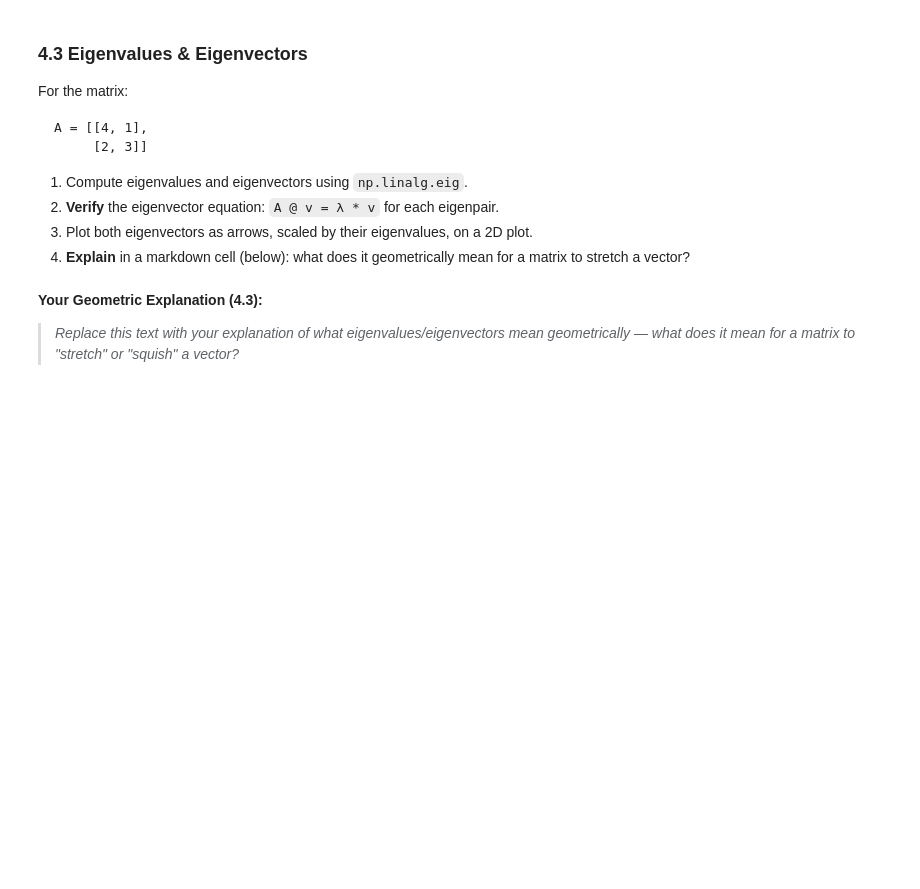
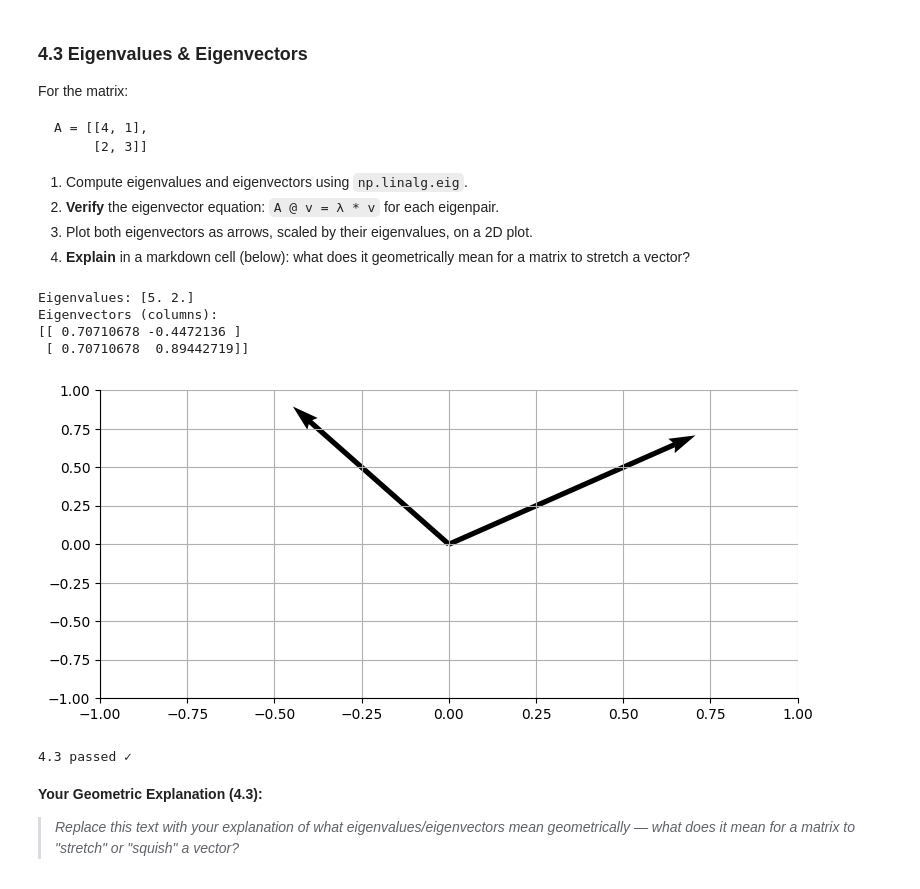
Before and after one commit to Always-Amulya7/Celebal-Internship-2k26, a Jupyter notebook: Weekly Assignment Solutions/week1_Amulya Shrivastava.ipynb, the cells around one changed output. Drawn from its saved outputs; the diff is of its cells as text; code cells hidden in the pictures; blank space fills up the shorter version.

```diff
--- a/Weekly Assignment Solutions/week1_Amulya Shrivastava.ipynb
+++ b/Weekly Assignment Solutions/week1_Amulya Shrivastava.ipynb
@@ -394,18 +467,34 @@ A = [[4, 1],
 # %%
 A = np.array([[4, 1], [2, 3]], dtype=float)
 
-eigenvalues, eigenvectors = None, None  # YOUR CODE HERE
+eigenvalues, eigenvectors = np.linalg.eig(A)  # MY CODE HERE
 
 print(f"Eigenvalues: {eigenvalues}")
 print(f"Eigenvectors (columns):\n{eigenvectors}")
 
 # Verify Av = λv for each eigenpair
-# YOUR CODE HERE
+# MY CODE HERE
+for i in range(len(eigenvalues)):
+    assert np.allclose(A @ eigenvectors[:, i], eigenvalues[i] * eigenvectors[:, i])
 
 # Plot
-# YOUR CODE HERE
+# MY CODE HERE
+fig, ax = plt.subplots()
+origin = np.zeros((2, 2))
+ax.quiver(origin[:, 0], origin[:, 1], eigenvectors[0, :], eigenvectors[1, :], angles='xy', scale_units='xy', scale=1)
+ax.set_xlim(-1, 1)
+ax.set_ylim(-1, 1)
+ax.grid(True)
+plt.show()
 
 print("4.3 passed ✓")
+# %% [output]
+Eigenvalues: [5. 2.]
+Eigenvectors (columns):
+[[ 0.70710678 -0.4472136 ]
+ [ 0.70710678  0.89442719]]
+[figure, added]
+4.3 passed ✓
 # %% [markdown]
 **Your Geometric Explanation (4.3):**
 
```
Also changed, not shown: parts of 14 cells of this notebook.
